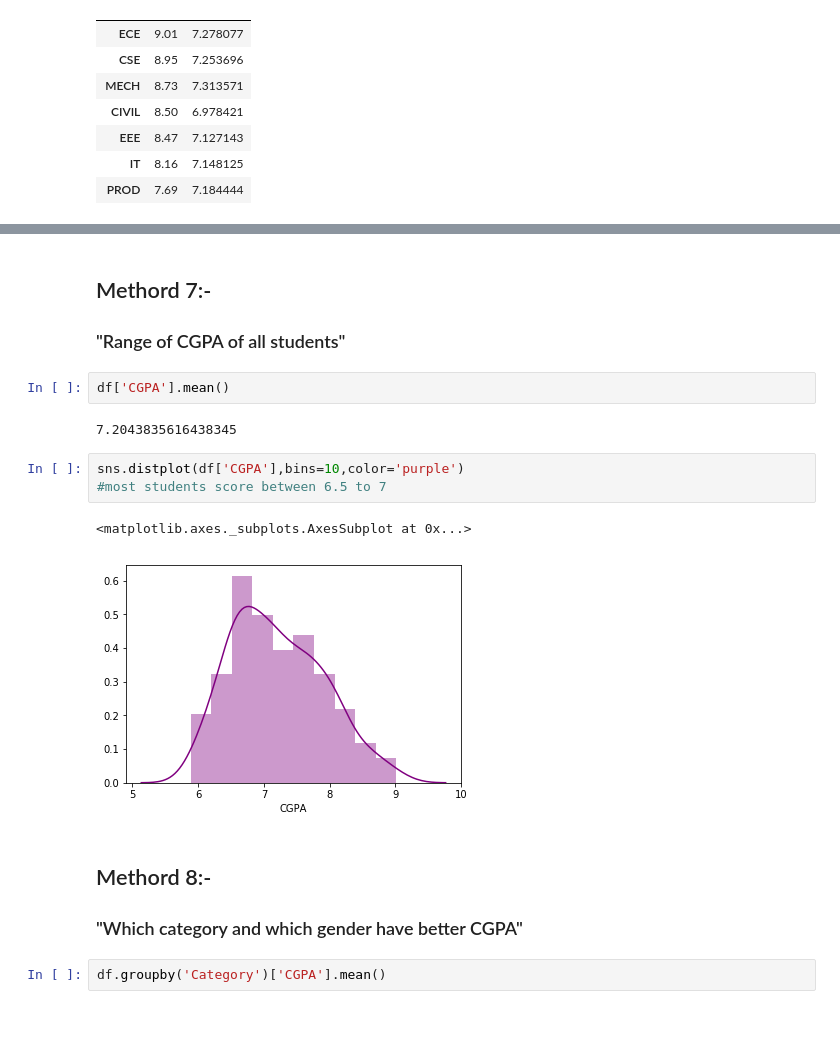
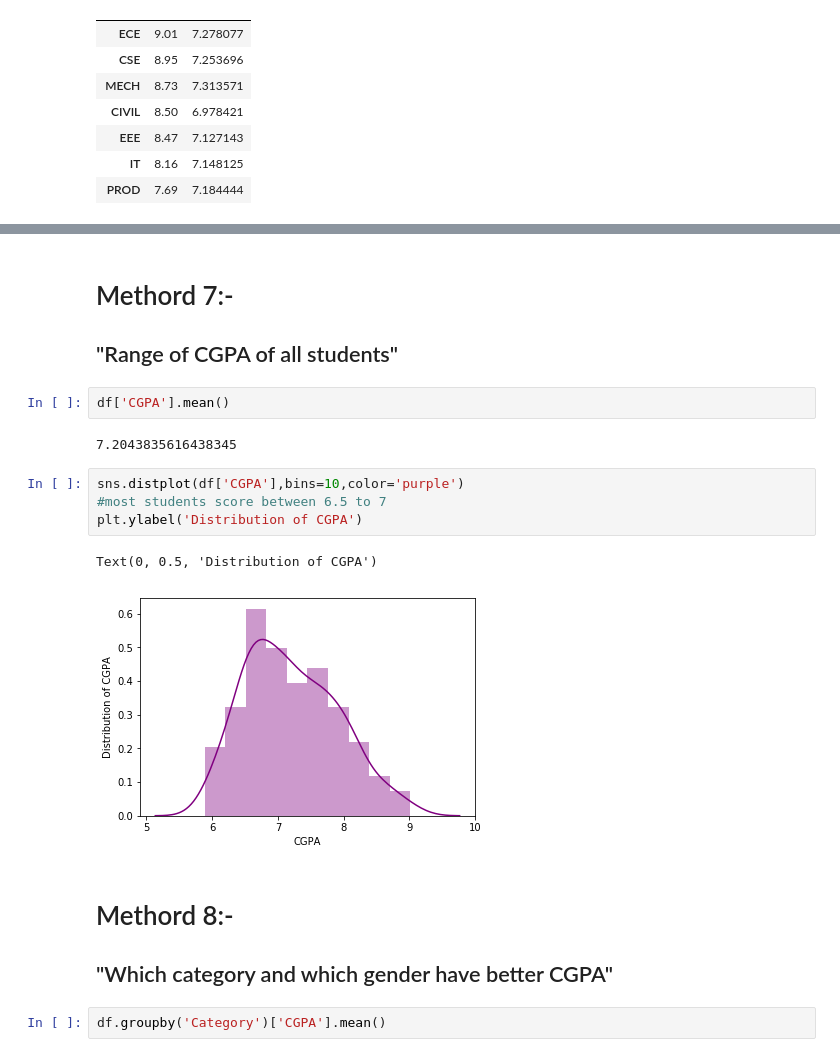
Before and after one commit to Learnlearningplatform/Btech_student_analysis, a Jupyter notebook: assignment_2.ipynb, the cells around one changed output, grey strips where cells are left out. Saved outputs shown, nothing was run; the diff lists cells and outputs as text; blank space fills up the shorter version.

```diff
--- a/assignment_2.ipynb
+++ b/assignment_2.ipynb
@@ -251,8 +255,8 @@ ax[1].set_ylabel('Max cgpa of branch')
 Text(81.125, 0.5, 'Max cgpa of branch')
 [figure]
 # %% [markdown]
-## Methord 7:-
-### "Range of CGPA of all students"
+# Methord 7:-
+## "Range of CGPA of all students"
 # %%
 df['CGPA'].mean()
 # %% [output]
@@ -260,12 +264,13 @@ df['CGPA'].mean()
 # %%
 sns.distplot(df['CGPA'],bins=10,color='purple')
 #most students score between 6.5 to 7
+plt.ylabel('Distribution of CGPA')
 # %% [output]
-<matplotlib.axes._subplots.AxesSubplot at 0x...>
+Text(0, 0.5, 'Distribution of CGPA')
-[figure, old version]
+[figure, new version]
 # %% [markdown]
-## Methord 8:-
-### "Which category and which gender have better CGPA"
+# Methord 8:-
+## "Which category and which gender have better CGPA"
 # %%
 df.groupby('Category')['CGPA'].mean()
 # %% [output]
```
Also changed, not shown: parts of 27 cells of this notebook.
